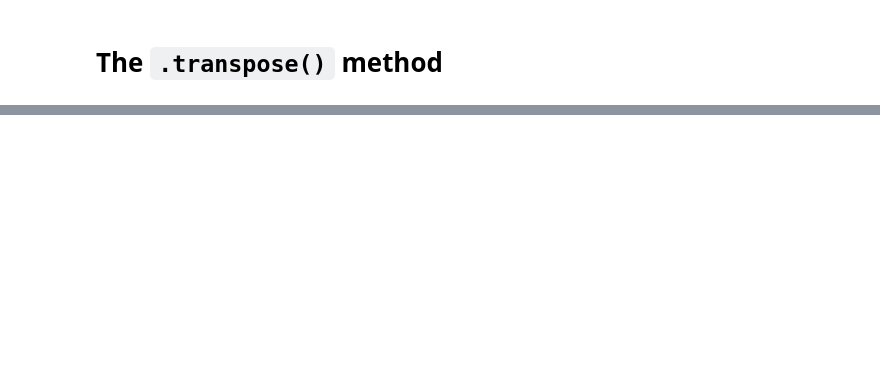
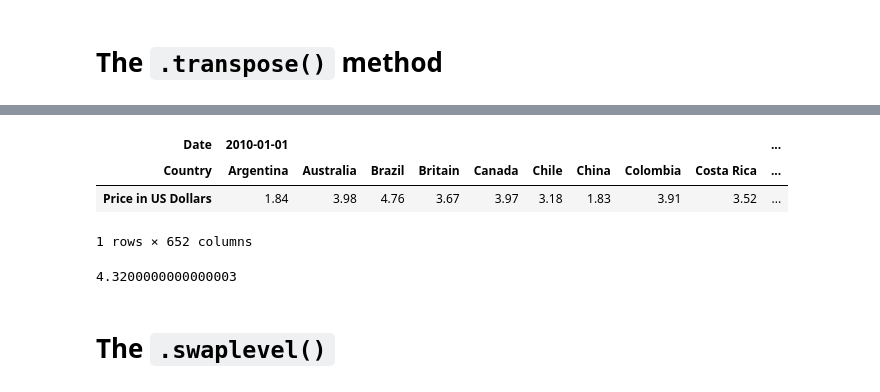
Before and after one commit to geocarvalho/python-ds, a Jupyter notebook: data_analysis_with_pandas_and_python/module_multiindex_95-.ipynb, the cells around one changed output, grey strips where cells are left out. Cells and saved outputs as stored; diff of their text form; code cells hidden in the pictures; blank space fills up the shorter version.

```diff
--- a/data_analysis_with_pandas_and_python/module_multiindex_95-.ipynb
+++ b/data_analysis_with_pandas_and_python/module_multiindex_95-.ipynb
@@ -157,2 +164,6 @@ bigmac.ix[('2016-01-01', 'China'), 0]
 # %% [markdown]
 # The `.transpose()` method
+# %%
+bigmac = pd.read_csv('/home/george/Documents/Cursos/data_analysis_with_pandas_and_python/pandas/bigmac.csv', parse_dates=['Date'], index_col=['Date', 'Country'])
+bigmac.sort_index(inplace=True)
+bigmac.head()
@@ -158,0 +178,14 @@ bigmac.ix[('2016-01-01', 'China'), 0]
+# %%
+bigmac = bigmac.transpose()
+bigmac.head()
+# %% [output]
+| Date | 2010-01-01 |  |  |  |  |  |  |  |  | ... |
+| Country | Argentina | Australia | Brazil | Britain | Canada | Chile | China | Colombia | Costa Rica | ... |
+| Price in US Dollars | 1.84 | 3.98 | 4.76 | 3.67 | 3.97 | 3.18 | 1.83 | 3.91 | 3.52 | ... |
+1 rows × 652 columns
+# %%
+bigmac.ix['Price in US Dollars',('2016-01-01', 'Denmark')]
+# %% [output]
+4.3200000000000003
+# %% [markdown]
+# The `.swaplevel()`
```
Also changed, not shown: parts of 2 cells of this notebook.
